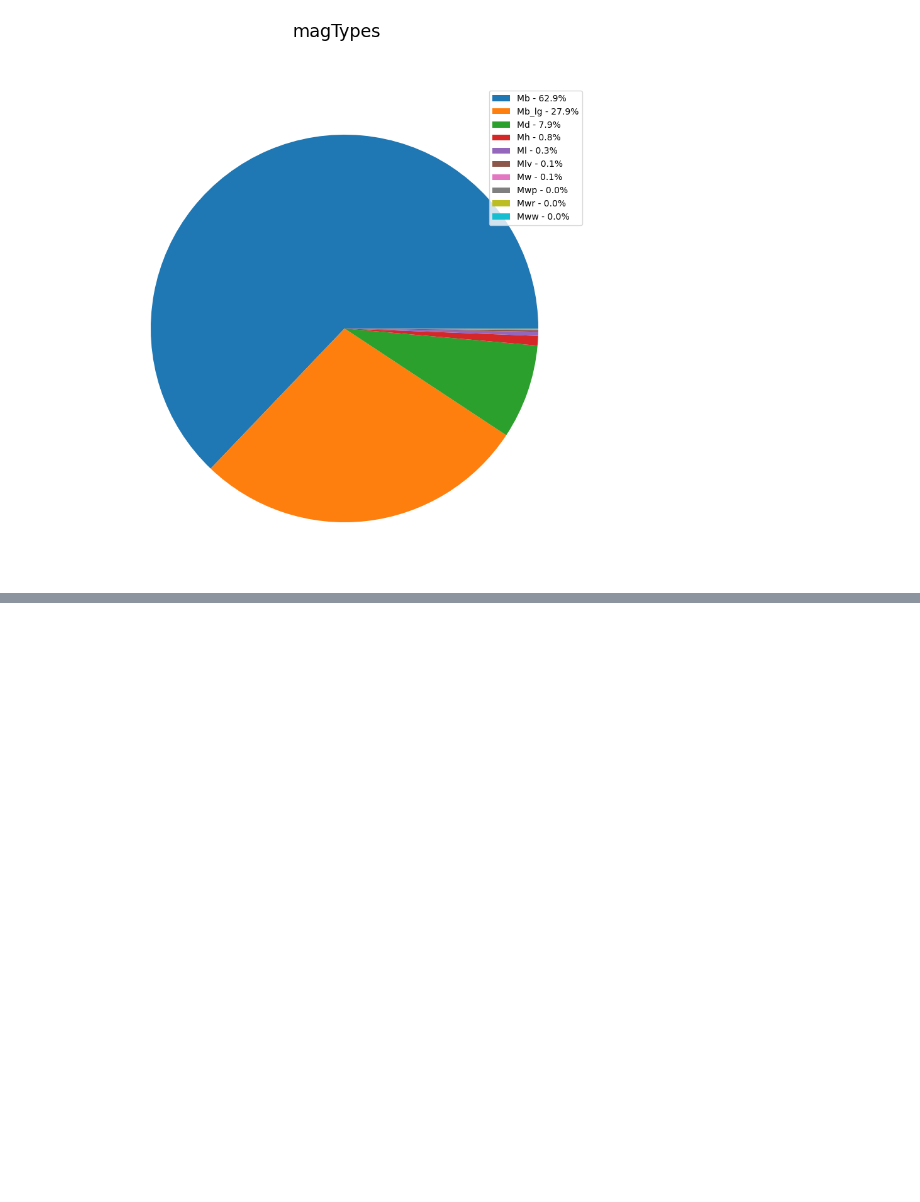
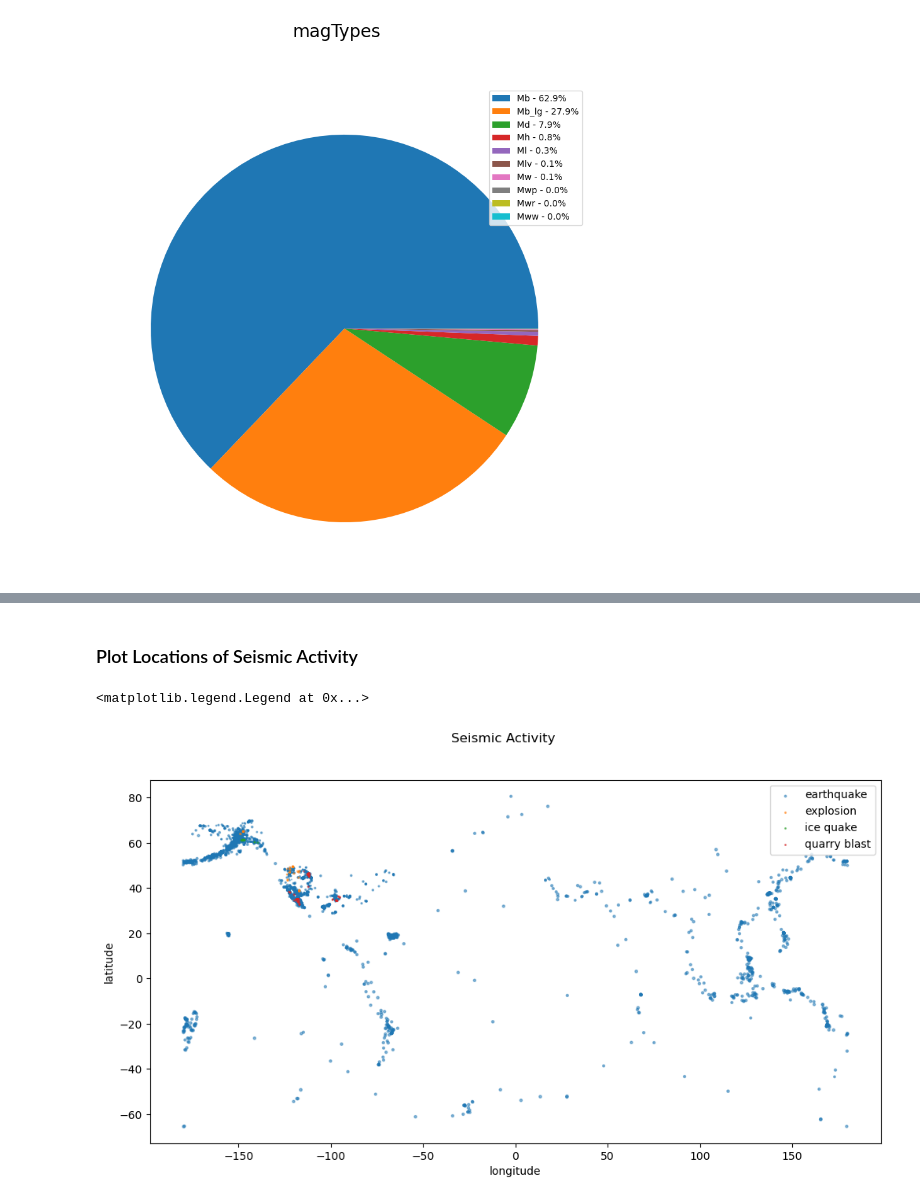
Before and after one commit to ADPriceless/TheDeveloperAcademy_Assignments5and6, a Jupyter notebook: assignment5.ipynb, the cells around one changed output, grey strips where cells are left out. Drawn from its saved outputs; the diff is of its cells as text; code cells hidden in the pictures; blank space fills up the shorter version.

Commit message:
add scatter plot of location of seismic events

```diff
--- a/assignment5.ipynb
+++ b/assignment5.ipynb
@@ -169,0 +197,35 @@ plot_pie('magTypes', *counts_and_labels(earthquake, 'magType'))
+# %% [markdown]
+### Plot Locations of Seismic Activity
+# %%
+TABLEAU_COLORS = ('tab:blue', 'tab:orange', 'tab:green', 'tab:red',)
+seismic_types = sorted(earthquake['type'].unique().tolist())
+
+fig, ax = plt.subplots()
+
+# TODO:
+# Figure width and heigh are approximately
+# the same ratio as longitude and latitude.
+# This may be improved later when overlayed
+# on a map.
+fig.set_figwidth(12)
+fig.set_figheight(6)
+
+for seismic_type, color in zip(seismic_types, TABLEAU_COLORS):
+    ax.scatter(
+        earthquake['longitude'].where(earthquake['type'] == seismic_type).dropna(),
+        earthquake['latitude'].where(earthquake['type'] == seismic_type).dropna(),
+        # TODO: magnitude may need to be scaled to improve visualization
+        s=earthquake['mag'].where(earthquake['type'] == seismic_type).dropna(),
+
+        c=color,
+        alpha=0.5,
+        label=seismic_type
+    )
+
+fig.suptitle('Seismic Activity')
+plt.xlabel('longitude')
+plt.ylabel('latitude')
+ax.legend(seismic_types, loc='best')
+# %% [output]
+<matplotlib.legend.Legend at 0x...>
+[figure, added]
```
Also changed, not shown: parts of 6 cells of this notebook.
